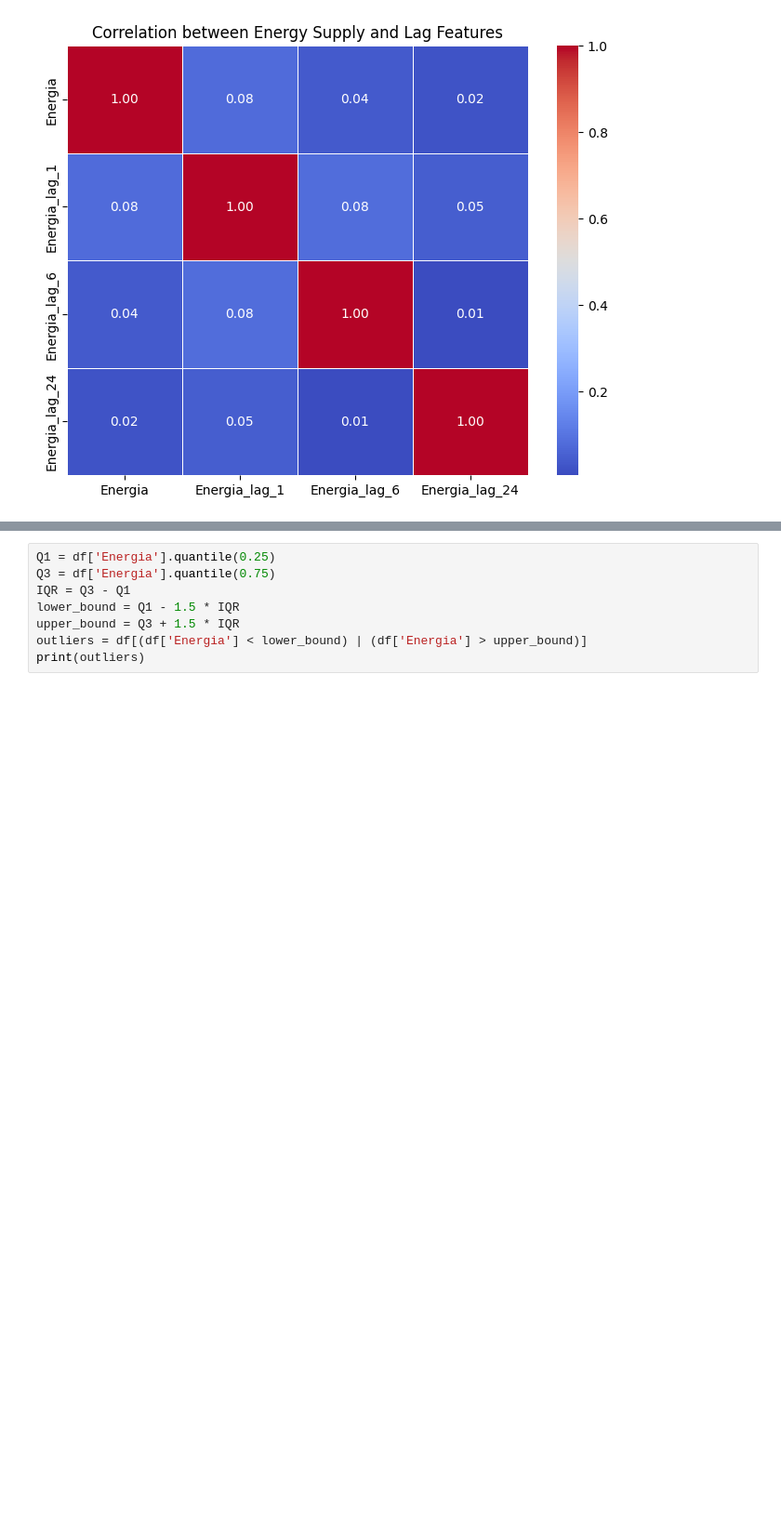
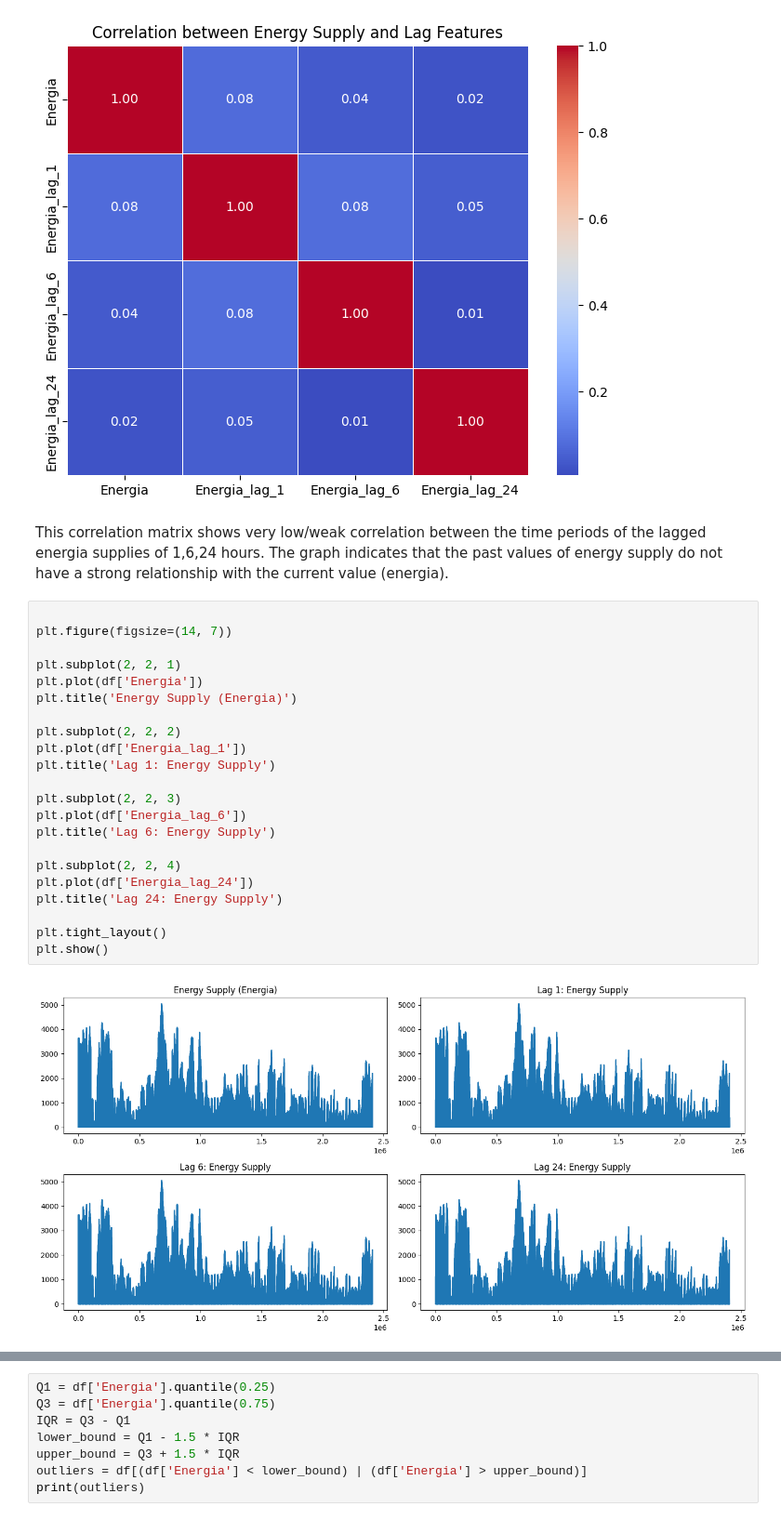
Before and after one commit to apayne185/electricity-forecast-spain, a Jupyter notebook: anna_c1.ipynb, the cells around one changed output, grey strips where cells are left out. Shown at 93% size. Cells and saved outputs as stored; diff of their text form; blank space fills up the shorter version.

```diff
--- a/anna_c1.ipynb
+++ b/anna_c1.ipynb
@@ -347,3 +353,29 @@ Energia_lag_1   0.078026       1.000000       0.082936        0.049656
 Energia_lag_6   0.040626       0.082936       1.000000        0.007026
 Energia_lag_24  0.023571       0.049656       0.007026        1.000000
 [figure]
+# %% [markdown]
+This correlation matrix shows very low/weak correlation between the time periods of the lagged energia supplies of 1,6,24 hours. The graph indicates that the past values of energy supply do not have a strong relationship with the current value (energia).
+# %%
+
+plt.figure(figsize=(14, 7))
+
+plt.subplot(2, 2, 1)
+plt.plot(df['Energia'])
+plt.title('Energy Supply (Energia)')
+
+plt.subplot(2, 2, 2)
+plt.plot(df['Energia_lag_1'])
+plt.title('Lag 1: Energy Supply')
+
+plt.subplot(2, 2, 3)
+plt.plot(df['Energia_lag_6'])
+plt.title('Lag 6: Energy Supply')
+
+plt.subplot(2, 2, 4)
+plt.plot(df['Energia_lag_24'])
+plt.title('Lag 24: Energy Supply')
+
+plt.tight_layout()
+plt.show()
+# %% [output]
+[figure, added]
```
Also changed, not shown: parts of 15 cells of this notebook.
